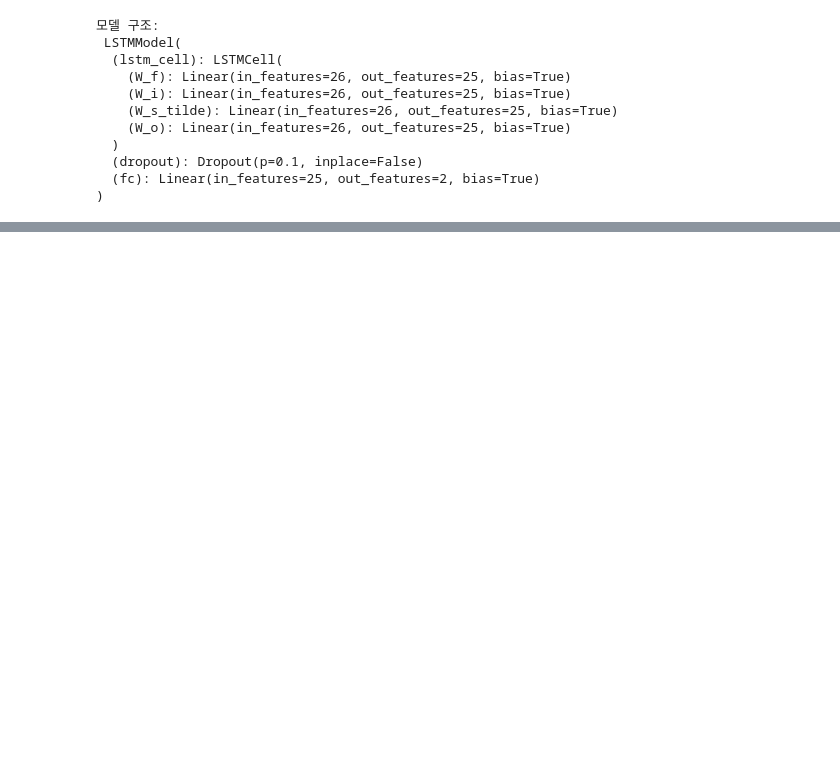
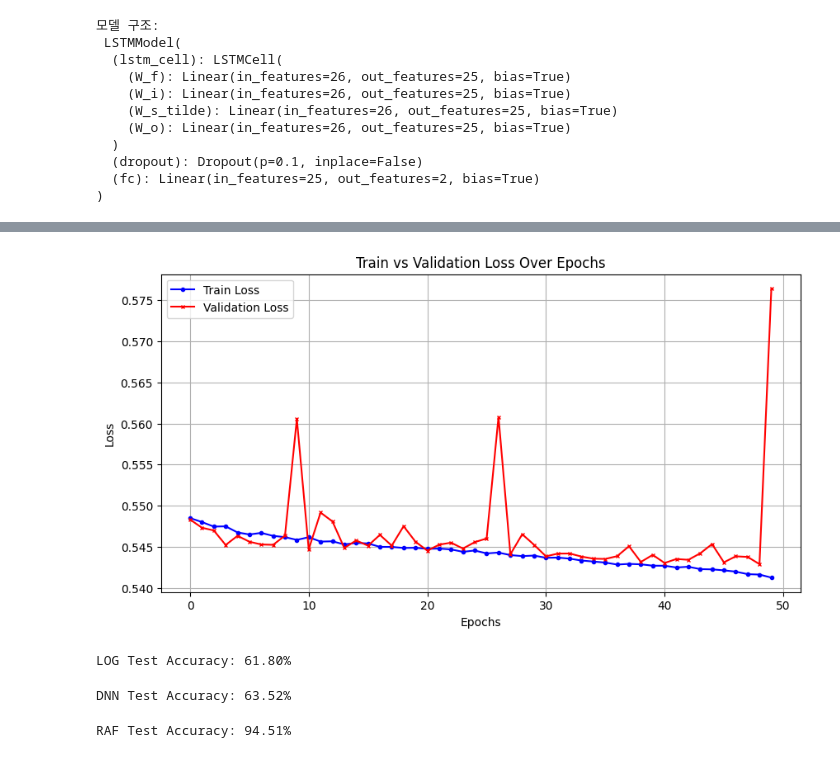
Before and after one commit to FredrickNam/StockPricePrediction, a Jupyter notebook: notebooks/Changwoo Nam/trial and error/week07.ipynb, the cells around one changed output, grey strips where cells are left out. Saved outputs shown, nothing was run; the diff lists cells and outputs as text; code cells hidden in the pictures; blank space fills up the shorter version.

```diff
--- a/notebooks/Changwoo Nam/trial and error/week07.ipynb
+++ b/notebooks/Changwoo Nam/trial and error/week07.ipynb
@@ -203,0 +265,52 @@ Epoch [10/10], Loss: 0.5489, Accuracy: 61.61%
+# %%
+import matplotlib.pyplot as plt
+from sklearn.linear_model import LogisticRegression
+from sklearn.neural_network import MLPClassifier
+from sklearn.ensemble import RandomForestClassifier
+from sklearn.metrics import accuracy_score
+import torch
+
+num_epochs = 50
+train_losses = []
+val_losses = []
+
+for epoch in range(num_epochs):
+    model.train()
+    running_train_loss = 0.0
+
+    for batch_X, batch_y in train_loader:
+        optimizer.zero_grad()
+        outputs = model(batch_X)
+        loss = criterion(outputs, batch_y)
+        loss.backward()
+        optimizer.step()
+        running_train_loss += loss.item()
+
+    avg_train_loss = running_train_loss / len(train_loader)
+    train_losses.append(avg_train_loss)
+
+    model.eval()
+    running_val_loss = 0.0
+
+    with torch.no_grad():
+        for batch_X, batch_y in test_loader:
+            outputs = model(batch_X)
+            loss = criterion(outputs, batch_y)
+            running_val_loss += loss.item()
+
+    avg_val_loss = running_val_loss / len(test_loader)
+    val_losses.append(avg_val_loss)
+
+    if (epoch + 1) % 10 == 0 or epoch == 0:
+        print(f"Epoch [{epoch+1}/{num_epochs}] | Train Loss: {avg_train_loss:.4f} | Val Loss: {avg_val_loss:.4f}")
+
+plt.figure(figsize=(10, 5))
+plt.plot(train_losses, label='Train Loss', color='blue', marker='o', markersize=3)
+plt.plot(val_losses, label='Validation Loss', color='red', marker='x', markersize=3)
+plt.title('Train vs Validation Loss Over Epochs')
+plt.xlabel('Epochs')
+plt.ylabel('Loss')
+plt.legend()
+plt.grid(True)
+plt.show()
+# %% [output]
@@ -203,0 +323 @@ Epoch [10/10], Loss: 0.5489, Accuracy: 61.61%
+[figure, added]
@@ -203,0 +332,24 @@ Epoch [10/10], Loss: 0.5489, Accuracy: 61.61%
+# %%
+log_model = LogisticRegression(random_state=42, max_iter=1000)
+log_model.fit(X_train_sk, y_train)
+log_preds = log_model.predict(X_test_sk)
+log_acc = accuracy_score(y_test, log_preds) * 100
+print(f"LOG Test Accuracy: {log_acc:.2f}%")
+# %% [output]
+LOG Test Accuracy: 61.80%
+# %%
+dnn_model = MLPClassifier(hidden_layer_sizes=(25,), random_state=42, max_iter=1000)
+dnn_model.fit(X_train_sk, y_train)
+dnn_preds = dnn_model.predict(X_test_sk)
+dnn_acc = accuracy_score(y_test, dnn_preds) * 100
+print(f"DNN Test Accuracy: {dnn_acc:.2f}%")
+# %% [output]
+DNN Test Accuracy: 63.52%
+# %%
+rf_model = RandomForestClassifier(n_estimators=100, random_state=42)
+rf_model.fit(X_train_sk, y_train)
+rf_preds = rf_model.predict(X_test_sk)
+rf_acc = accuracy_score(y_test, rf_preds) * 100
+print(f"RAF Test Accuracy: {rf_acc:.2f}%")
+# %% [output]
+RAF Test Accuracy: 94.51%
```
Also changed, not shown: parts of 11 cells of this notebook, 1 other file.
